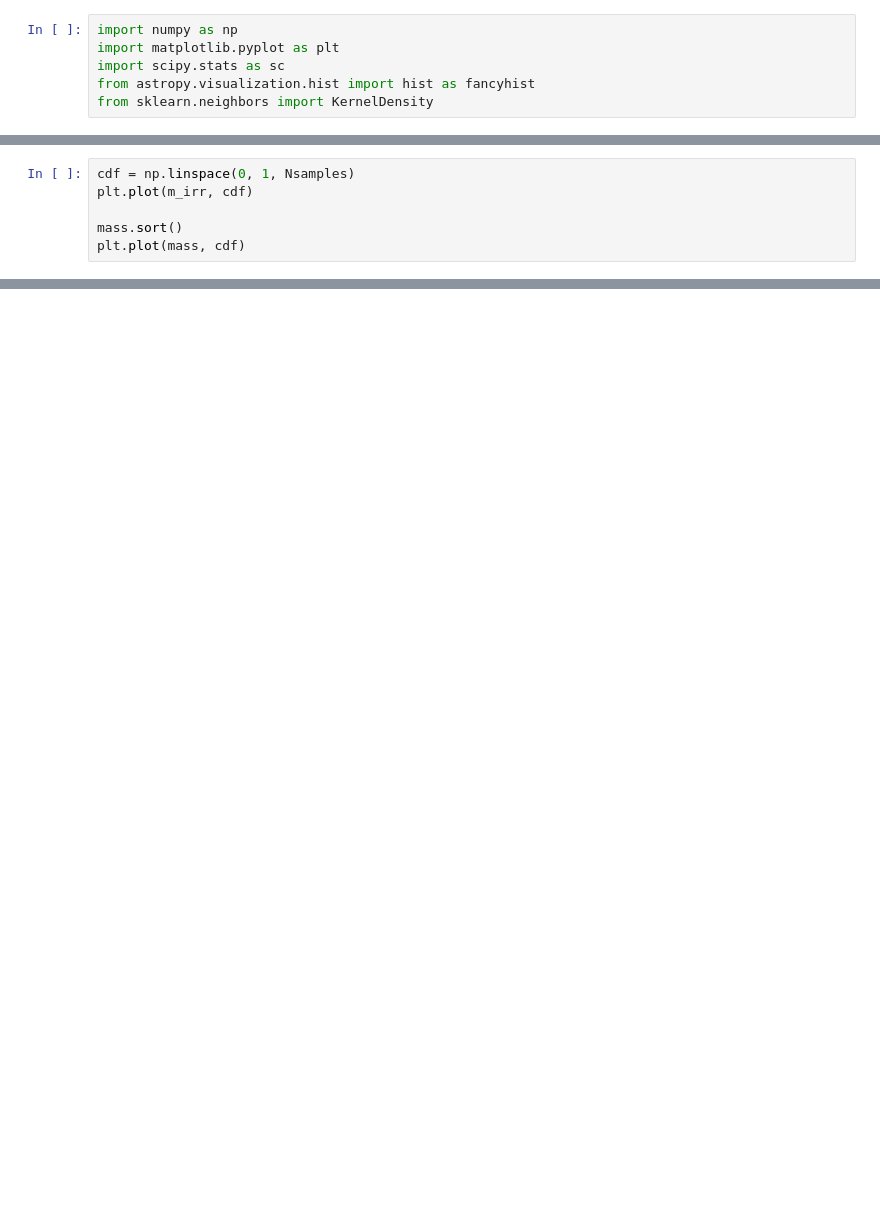
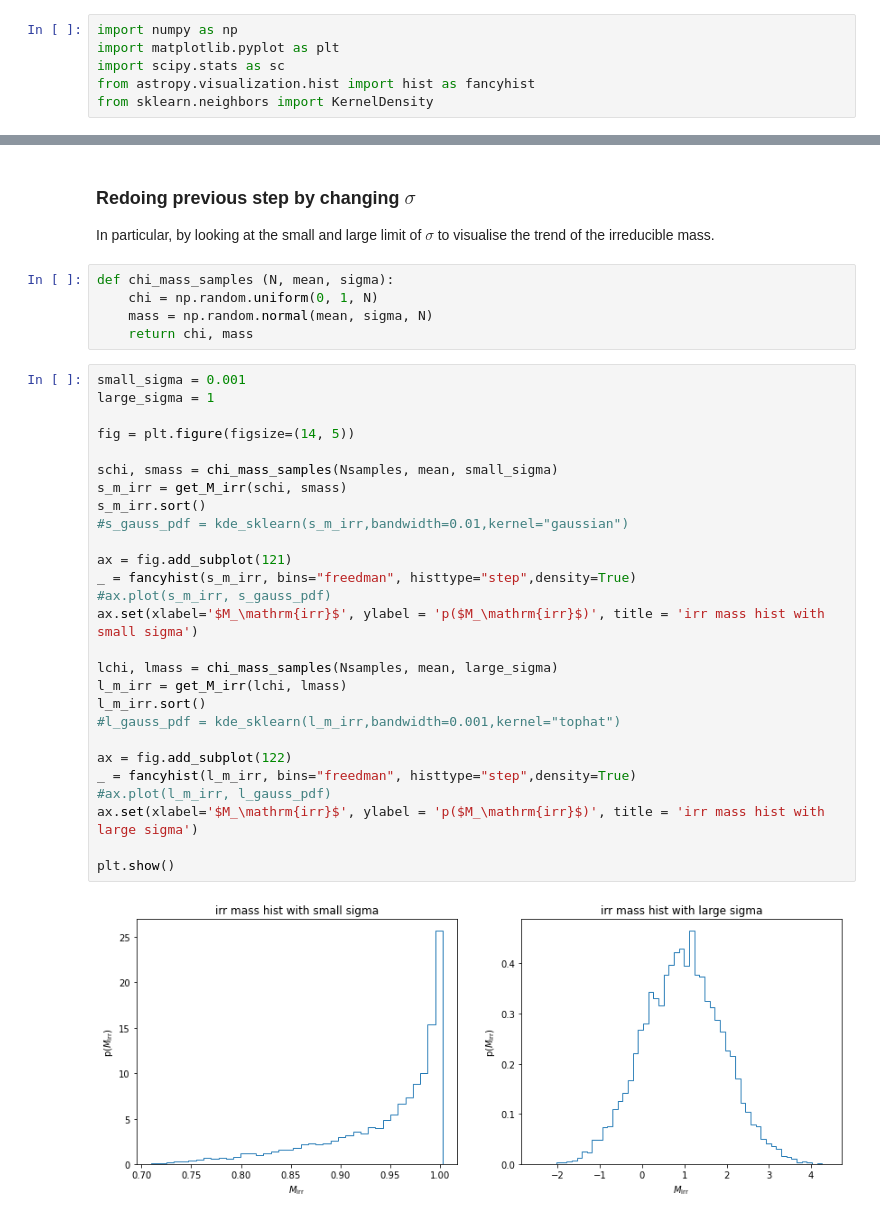
Before and after one commit to lisam10/astrostatistics_bicocca_2024, a Jupyter notebook: working/W07_BH-irrmass.ipynb, the cells around one changed output, grey strips where cells are left out. Cells and saved outputs as stored; diff of their text form; blank space fills up the shorter version.

```diff
--- a/working/W07_BH-irrmass.ipynb
+++ b/working/W07_BH-irrmass.ipynb
@@ -68,6 +44,0 @@ KstestResult(statistic=0.2476, pvalue=1.8959535627316808e-269)
-# %%
-cdf = np.linspace(0, 1, Nsamples)
-plt.plot(m_irr, cdf)
-
-mass.sort()
-plt.plot(mass, cdf)
@@ -76,0 +59,37 @@ plt.plot(mass, cdf)
+# %% [markdown]
+### Redoing previous step by changing $\sigma$
+In particular, by looking at the small and large limit of $\sigma$ to visualise the trend of the irreducible mass.
+# %%
+def chi_mass_samples (N, mean, sigma):
+    chi = np.random.uniform(0, 1, N)
+    mass = np.random.normal(mean, sigma, N)
+    return chi, mass
+# %%
+small_sigma = 0.001
+large_sigma = 1
+
+fig = plt.figure(figsize=(14, 5))
+
+schi, smass = chi_mass_samples(Nsamples, mean, small_sigma)
+s_m_irr = get_M_irr(schi, smass)
+s_m_irr.sort()
+#s_gauss_pdf = kde_sklearn(s_m_irr,bandwidth=0.01,kernel="gaussian")
+
+ax = fig.add_subplot(121)
+_ = fancyhist(s_m_irr, bins="freedman", histtype="step",density=True)
+#ax.plot(s_m_irr, s_gauss_pdf)
+ax.set(xlabel='$M_\mathrm{irr}$', ylabel = 'p($M_\mathrm{irr}$)', title = 'irr mass hist with small sigma')
+
+lchi, lmass = chi_mass_samples(Nsamples, mean, large_sigma)
+l_m_irr = get_M_irr(lchi, lmass)
+l_m_irr.sort()
+#l_gauss_pdf = kde_sklearn(l_m_irr,bandwidth=0.001,kernel="tophat")
+
+ax = fig.add_subplot(122)
+_ = fancyhist(l_m_irr, bins="freedman", histtype="step",density=True)
+#ax.plot(l_m_irr, l_gauss_pdf)
+ax.set(xlabel='$M_\mathrm{irr}$', ylabel = 'p($M_\mathrm{irr}$)', title = 'irr mass hist with large sigma')
+
+plt.show()
+# %% [output]
+[figure, added]
```
Also changed, not shown: parts of 8 cells of this notebook.
